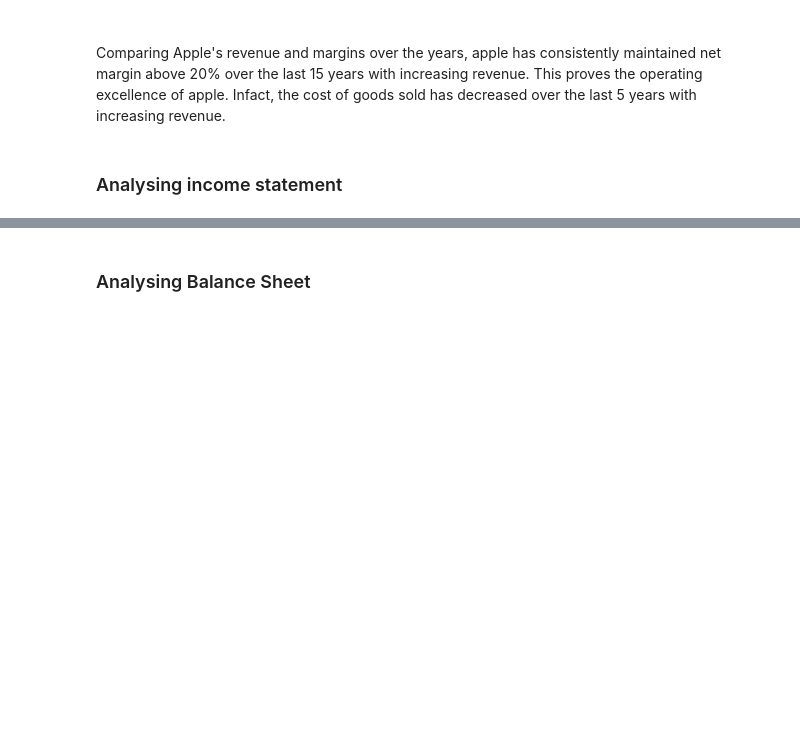
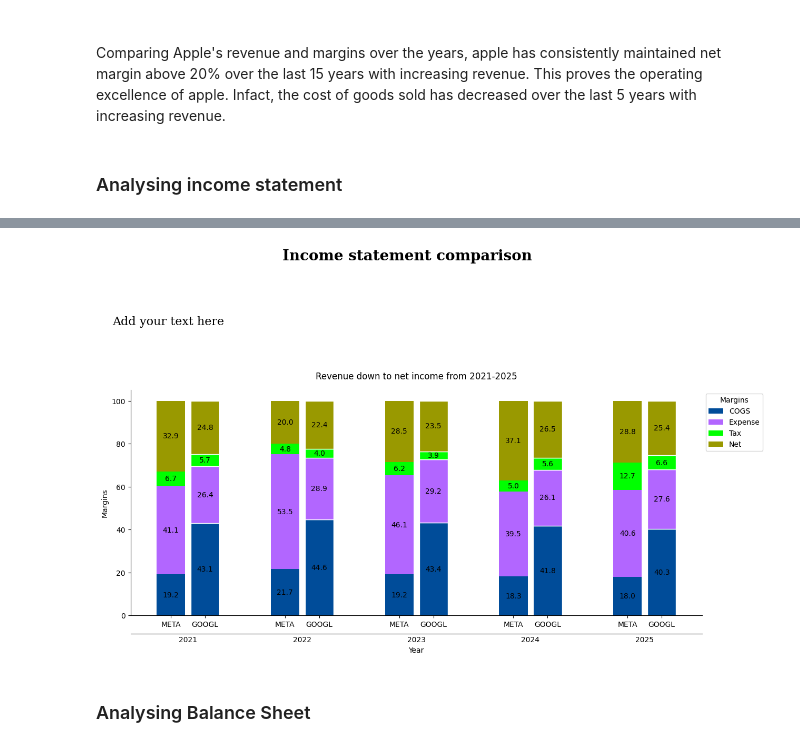
Before and after one commit to kumarbyes/project_stock_analysis, a Jupyter notebook: analaysis_using_pandas/exploratory_data_anaysis.ipynb, the cells around one changed output, grey strips where cells are left out. Saved outputs shown, nothing was run; the diff lists cells and outputs as text; code cells hidden in the pictures; blank space fills up the shorter version.

```diff
--- a/analaysis_using_pandas/exploratory_data_anaysis.ipynb
+++ b/analaysis_using_pandas/exploratory_data_anaysis.ipynb
@@ -305,0 +310,31 @@ income_df
+# %%
+def get_fin_statement(tickername,last_x_years):
+    stmt = (
+            select(IncomeStatement,Stock)
+            .join(
+                Stock,
+                and_(
+                    IncomeStatement.stock_id == Stock.stock_id
+                )
+            )
+            .where(Stock.ticker == tickername )
+            .order_by(IncomeStatement.report_type, IncomeStatement.fiscal_date_ending)
+        )
+    income_df = pd.read_sql(stmt, engine)
+    income_df['fiscal_date_ending'] = income_df['fiscal_date_ending'].astype("datetime64[ns]")
+    income_df_annual = income_df.query("report_type == 'ANNUAL'").iloc[-last_x_years:]
+
+    #Calculating growth and margins
+    income_df_annual = (income_df_annual
+                        .assign(calc_net_income = lambda x: x["operating_income"] - x["income_tax_expense"],
+                                revenue_growth = lambda x: (x["total_revenue"] - x["total_revenue"].shift(1))/x["total_revenue"].shift(1)*100,
+                                gross_margin = lambda x: x["gross_profit"]/x["total_revenue"] * 100,
+                                operating_margin = lambda x: x["ebit"]/x["total_revenue"] * 100,
+                                net_margin = lambda x: (x["operating_income"] - x["income_tax_expense"])/x["total_revenue"] * 100,
+                                cogs_margin = lambda x: x["cost_of_revenue"]/x["total_revenue"] * 100,
+                                expense_margin = lambda x: x["operating_expenses"]/x["total_revenue"] * 100,
+                                tax_margin = lambda x: x["income_tax_expense"]/x["total_revenue"] * 100
+                                )
+                        )
+
+    return income_df_annual
@@ -306,3 +470,7 @@ income_df
+# %%
+df1,df2,fig = compare_income_statement_report(["META","GOOGL"],title="Income statement comparison")
+# %% [output]
+[figure, added]
 # %% [markdown]
 ### Analysing Balance Sheet
 # %% [markdown]
```
Also changed, not shown: parts of 7 cells of this notebook, 6 other files.
